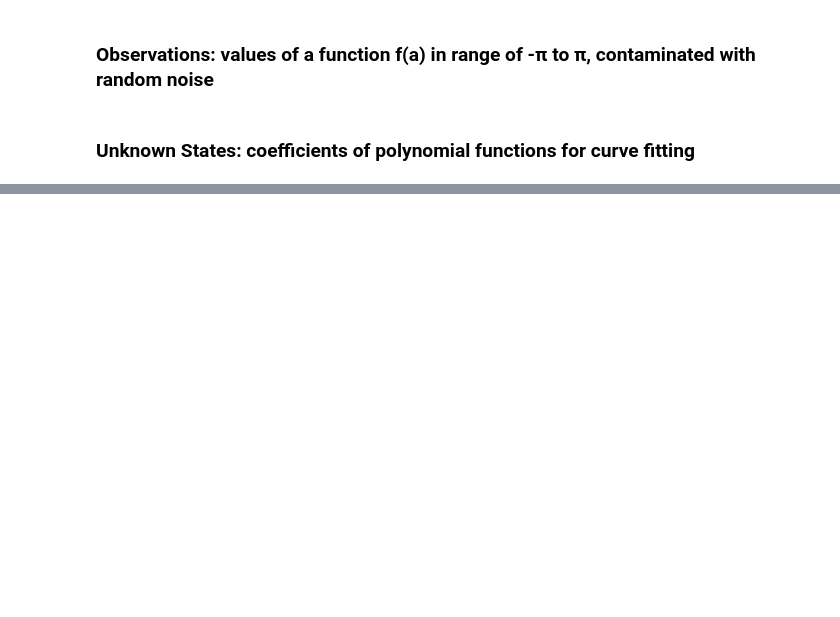
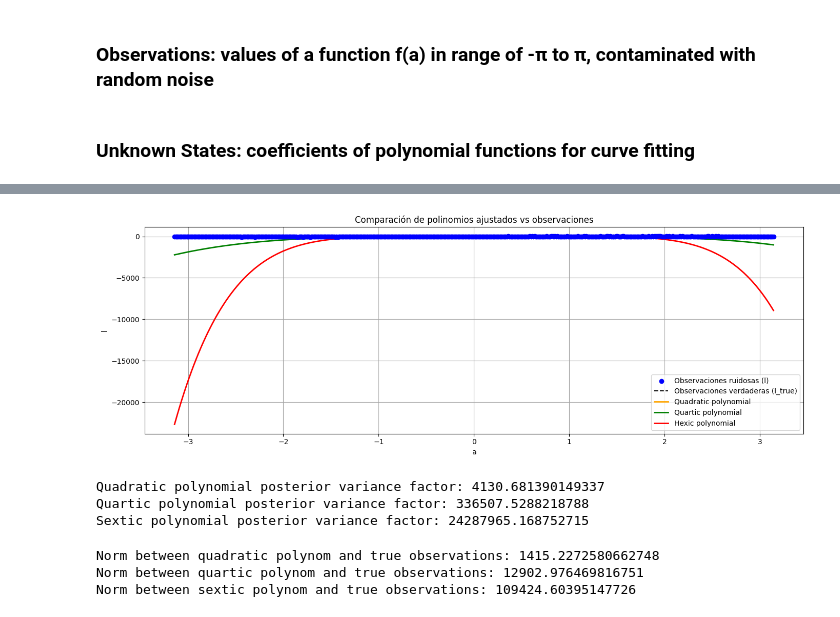
Before and after one commit to nathanielmills-101/ENGG680_2025_Fall, a Jupyter notebook: Lab_Assignment 1/Assignment1.ipynb, the cells around one changed output, grey strips where cells are left out. Cells and saved outputs as stored; diff of their text form; code cells hidden in the pictures; blank space fills up the shorter version.

```diff
--- a/Lab_Assignment 1/Assignment1.ipynb
+++ b/Lab_Assignment 1/Assignment1.ipynb
@@ -782,6 +866,12 @@ def fit_polynomial_curve(a: np.ndarray, l: np.ndarray, P: np.ndarray, deg: int)
 # hint: use polyval function from numpy library (check input argument carefully)
 # (1 marks)
 
-quadratic_uw = #...
-quartic_uw = #...
-hexic_uw = #...
+#Evaluate point a polynoms
+quadratic_uw = np.polyval(x_deg2, a)
+quartic_uw = np.polyval(x_deg4, a)
+hexic_uw = np.polyval(x_deg6, a)
+
+#Print results
+print("Quadratic polynomial values:", quadratic_uw)
+print("Quartic polynomial values:", quartic_uw)
+print("Sextic polynomial values:", hexic_uw)
@@ -788,26 +896,74 @@ hexic_uw = #...
 # %%
 # step 8
 # use the matplotlib to plot each polynomial function, noisy observations l, true observations l_true, together in one single figure
 # for the polynomials of line, cubic and quintic, use color of orange, green and red respectively.
 # (2 marks)
 
 fig, ax = plt.subplots(nrows=1, ncols=1, figsize=(14, 5))
-# ...
 
+# Noisy observation graphic
+ax.scatter(a, y_obs, color='blue', label='Observaciones ruidosas (l)', zorder=3)
+
+# True observation graphic
+ax.plot(a, y_true, color='black', linestyle='--', label='Observaciones verdaderas (l_true)', zorder=2)
+
+# Adjust polynomial graphs with the indicated colors
+ax.plot(a, quadratic_uw, color='orange', label='Quadratic polynomial', linewidth=2)
+ax.plot(a, quartic_uw, color='green', label='Quartic polynomial', linewidth=2)
+ax.plot(a, hexic_uw, color='red', label='Hexic polynomial', linewidth=2)
+
+# Graphic configurations
+ax.set_xlabel('a')
+ax.set_ylabel('l')
+ax.set_title('Comparación de polinomios ajustados vs observaciones')
+ax.legend()
 
 ax.grid(True, which='both',ls='-',color='0.65')
 
 fig.tight_layout()
+# %% [output]
+[figure, added]
 # %%
 # step 9
 # print the a posterier variance factor for each polynomial function
 # (3 marks)
-# ...
+
+# Define the number of coefficients for each polynomial degree
+p_quad = len(x_deg2)
+p_quart = len(x_deg4)
+p_hex = len(x_deg6)
+
+# Calculate Posterior Variance Factor
+sigma2_quad  = np.sum((y_obs - quadratic_uw)**2) / (n - p_quad)
+sigma2_quart = np.sum((y_obs - quartic_uw)**2) / (n - p_quart)
+sigma2_hex   = np.sum((y_obs - hexic_uw)**2) / (n - p_hex)
+
+# Print Results
+print("Quadratic polynomial posterior variance factor:", sigma2_quad)
+print("Quartic polynomial posterior variance factor:", sigma2_quart)
+print("Sextic polynomial posterior variance factor:", sigma2_hex)
+# %% [output]
+Quadratic polynomial posterior variance factor: 4130.681390149337
+Quartic polynomial posterior variance factor: 336507.5288218788
+Sextic polynomial posterior variance factor: 24287965.168752715
 # %%
 # step 10
 # compute and print the norm between the predicted observations (output from each polynomial function) and the true observations
 # (3 marks)
-# ...
+
+# Norm between the predicted observations (output from each polynomial function) and the true observations
+norm_quad  = np.linalg.norm(quadratic_uw - y_true)
+norm_quart = np.linalg.norm(quartic_uw - y_true)
+norm_hex   = np.linalg.norm(hexic_uw - y_true)
+
+# Print results
+print("Norm between quadratic polynom and true observations:", norm_quad)
+print("Norm between quartic polynom and true observations:", norm_quart)
+print("Norm between sextic polynom and true observations:", norm_hex)
+# %% [output]
+Norm between quadratic polynom and true observations: 1415.2272580662748
+Norm between quartic polynom and true observations: 12902.976469816751
+Norm between sextic polynom and true observations: 109424.60395147726
 # %%
 # step 11
 # comment on the results of a posterier variance factor and norm, what pattern do you observe
```
Also changed, not shown: parts of 12 cells of this notebook.
